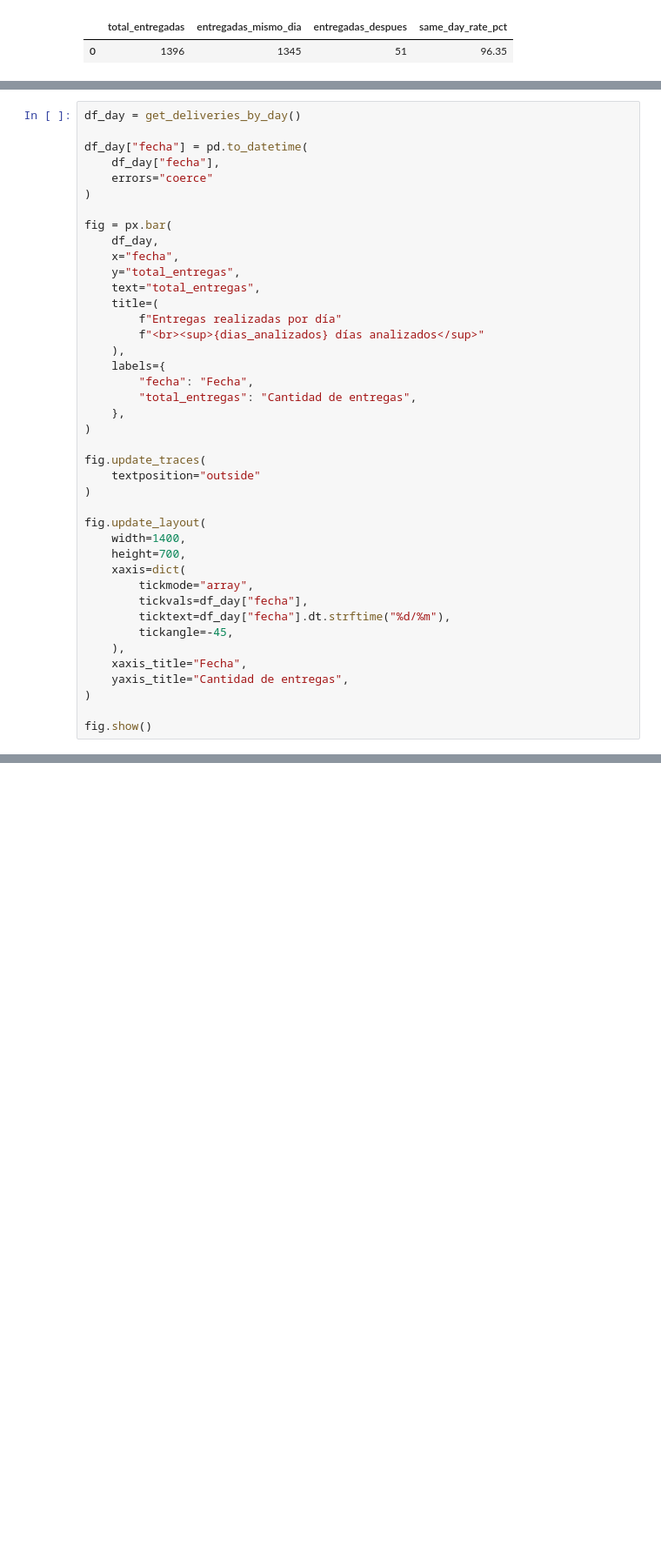
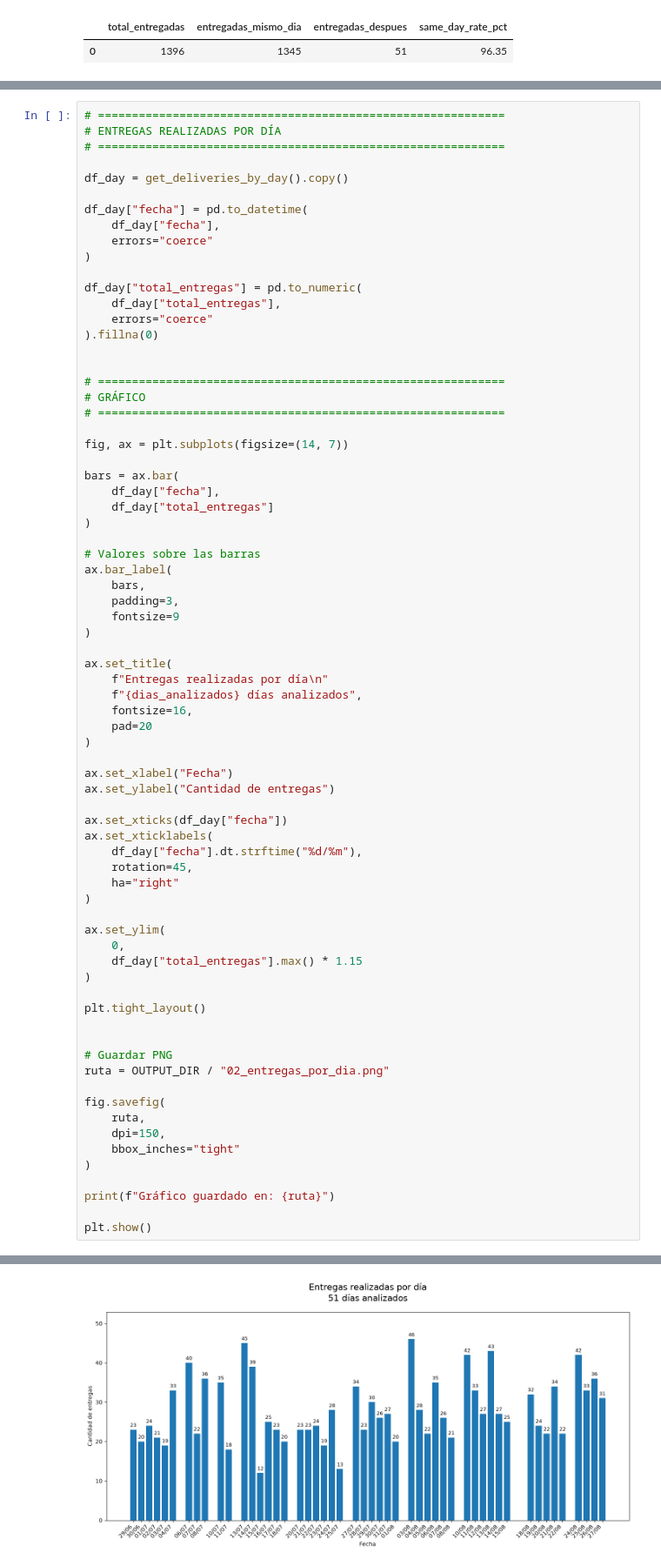
Before and after one commit to SebaFranMedina/WYNFLEX-Pipeline-Batch-Incremental-e-Idempotente-Excel-Visualizaciones-de-KPIs-reales.-, a Jupyter notebook: notebooks/01_wynflex_analytics.ipynb, the cells around one changed output, grey strips where cells are left out. Shown at 87% size. Drawn from its saved outputs; the diff is of its cells as text; blank space fills up the shorter version.

```diff
--- a/notebooks/01_wynflex_analytics.ipynb
+++ b/notebooks/01_wynflex_analytics.ipynb
@@ -752,43 +805,76 @@ La visualización utiliza barras verticales para facilitar la comparación entre
 
 Este indicador puede ser útil para la planificación de recorridos, organización de recursos y anticipación de jornadas de mayor volumen.
 # %%
-df_day = get_deliveries_by_day()
+# ============================================================
+# ENTREGAS REALIZADAS POR DÍA
+# ============================================================
+
+df_day = get_deliveries_by_day().copy()
 
 df_day["fecha"] = pd.to_datetime(
     df_day["fecha"],
     errors="coerce"
 )
 
-fig = px.bar(
-    df_day,
-    x="fecha",
-    y="total_entregas",
-    text="total_entregas",
-    title=(
-        f"Entregas realizadas por día"
-        f"<br><sup>{dias_analizados} días analizados</sup>"
-    ),
-    labels={
-        "fecha": "Fecha",
-        "total_entregas": "Cantidad de entregas",
-    },
+df_day["total_entregas"] = pd.to_numeric(
+    df_day["total_entregas"],
+    errors="coerce"
+).fillna(0)
+
+
+# ============================================================
+# GRÁFICO
+# ============================================================
+
+fig, ax = plt.subplots(figsize=(14, 7))
+
+bars = ax.bar(
+    df_day["fecha"],
+    df_day["total_entregas"]
 )
 
-fig.update_traces(
-    textposition="outside"
+# Valores sobre las barras
+ax.bar_label(
+    bars,
+    padding=3,
+    fontsize=9
 )
 
-fig.update_layout(
-    width=1400,
-    height=700,
-    xaxis=dict(
-        tickmode="array",
-        tickvals=df_day["fecha"],
-        ticktext=df_day["fecha"].dt.strftime("%d/%m"),
-        tickangle=-45,
-    ),
-    xaxis_title="Fecha",
-    yaxis_title="Cantidad de entregas",
+ax.set_title(
+    f"Entregas realizadas por día\n"
+    f"{dias_analizados} días analizados",
+    fontsize=16,
+    pad=20
 )
 
-fig.show()
+ax.set_xlabel("Fecha")
+ax.set_ylabel("Cantidad de entregas")
+
+ax.set_xticks(df_day["fecha"])
+ax.set_xticklabels(
+    df_day["fecha"].dt.strftime("%d/%m"),
+    rotation=45,
+    ha="right"
+)
+
+ax.set_ylim(
+    0,
+    df_day["total_entregas"].max() * 1.15
+)
+
+plt.tight_layout()
+
+
+# Guardar PNG
+ruta = OUTPUT_DIR / "02_entregas_por_dia.png"
+
+fig.savefig(
+    ruta,
+    dpi=150,
+    bbox_inches="tight"
+)
+
+print(f"Gráfico guardado en: {ruta}")
+
+plt.show()
+# %% [output]
@@ -795,3 +882,4 @@ fig.show()
+[figure, added]
 # %% [markdown]
 ## 6. Principales clientes por cantidad de entregas
 
```
Also changed, not shown: parts of 7 cells of this notebook, 7 other files.
